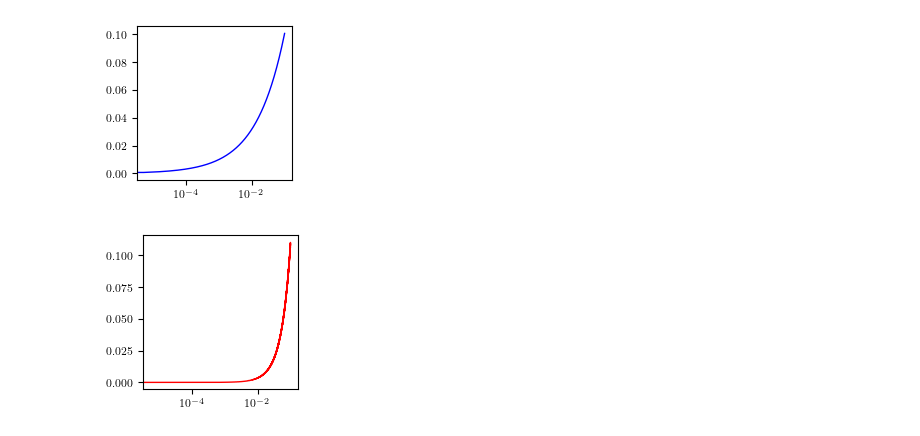
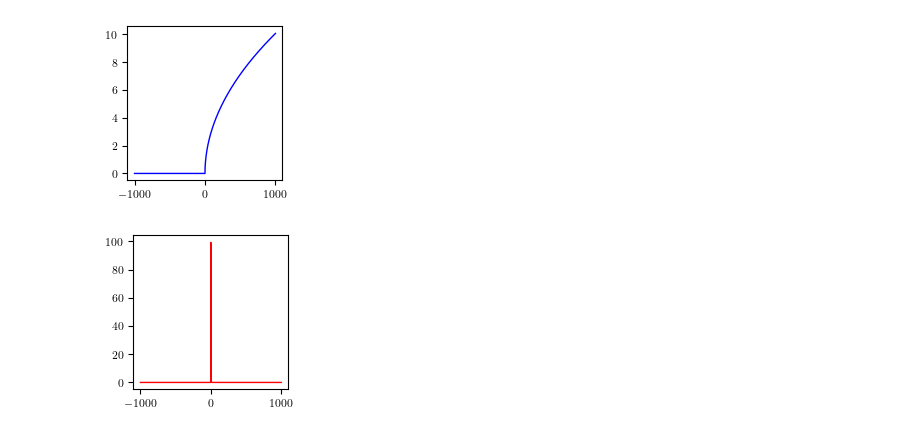
Before and after one commit to sgstepaniants/time-deconvolution, a Jupyter notebook: experiments/fractional_inversion.ipynb, the cells around one changed output. Drawn from its saved outputs; the diff is of its cells as text; code cells hidden in the pictures.

```diff
--- a/experiments/fractional_inversion.ipynb
+++ b/experiments/fractional_inversion.ipynb
@@ -22,27 +22,28 @@ plt.rcParams.update({
     'text.latex.preamble': r"\usepackage{amsfonts}" + "\n" + r"\usepackage{amsmath}" + "\n" + r"\usepackage{amssymb}"
 })
 # %%
-t = np.linspace(0, 10, 1000)
+t = np.linspace(0, 10, int(1e4))
 dt = t[1] - t[0]
 
 density = lambda s: np.sqrt(s * (s >= 0))/np.pi
 atoms = np.array([])
 atom_wts = np.array([])
-#quad_pts = np.concatenate((np.linspace(-100, 100, int(1e4)), 100 + np.logspace(-1, 5, int(1e4))))
-#quad_pts = np.linspace(0, 0.1, int(2e4))
-#quad_pts, quad_wts = trap_quad_gen(quad_pts)
-#quad_wts *= np.nan
-quad_pts, quad_wts = trap_quad(0, 100, int(1e4))
-lmbda = Distribution(density, atoms, atom_wts, quad_pts, quad_wts)
+
+pts = np.concatenate((-np.flip(np.logspace(1, 3, int(1e3))), np.linspace(-10, 10, int(1e4))[1:-1], np.logspace(1, 3, int(1e3))))
+quad_pts, quad_wts = trap_quad_gen(pts)
+lmbda = Distribution(density, atoms, atom_wts, quad_pts, quad_wts, full_support=True)
 c0 = 0
 c1 = 1
 
-xi_frac(lmbda)
-mu, zeta0, zeta1 = B_reg(lmbda, c0-np.pi*(1/(np.pi*np.sqrt(2))), c1)
+K = 1/np.sqrt(np.pi*t)
+K[~np.isfinite(K)] = 0
 
-J_spectral = exp_kernel(mu, t) / np.pi**2
+xi = (1/(np.pi*np.sqrt(2)))
+mu, zeta0, zeta1 = B_reg(lmbda, c0-np.pi*xi, c1)
+
+J_spectral = exp_kernel(mu, t)
 
 alpha = 1/2
 a = -1
-J = 1/(np.abs(a)*dt**alpha) * genml.acft(len(t)-1, 1, 1, alpha, np.abs(a)**(-1/alpha)/dt)
+J = np.pi**2/(np.abs(a)*dt**alpha) * genml.acft(len(t)-1, 1, 1, alpha, np.abs(a)**(-1/alpha)/dt)
 # %% [output]
@@ -71,13 +51,11 @@ plt.show()
 # %%
 fig, ax = plt.subplots(figsize=(2, 2))
 plot_real_distribution(ax, lmbda, color="blue")
-plt.xscale("log")
 plt.show()
 
 fig, ax = plt.subplots(figsize=(2, 2))
 plot_real_distribution(ax, mu, color="red")
-plt.xscale("log")
 plt.show()
 # %% [output]
-[figure, old version]
+[figure, new version]
-[figure, old version]
+[figure, new version]
```
Also changed, not shown: parts of 14 cells of this notebook, 42 other files.
